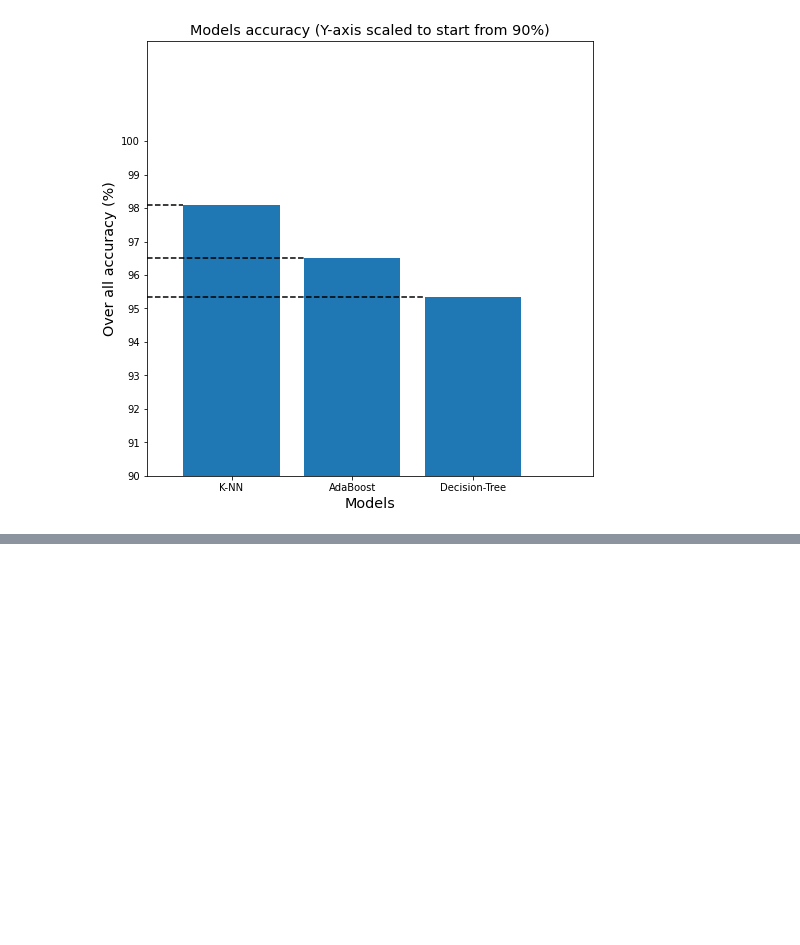
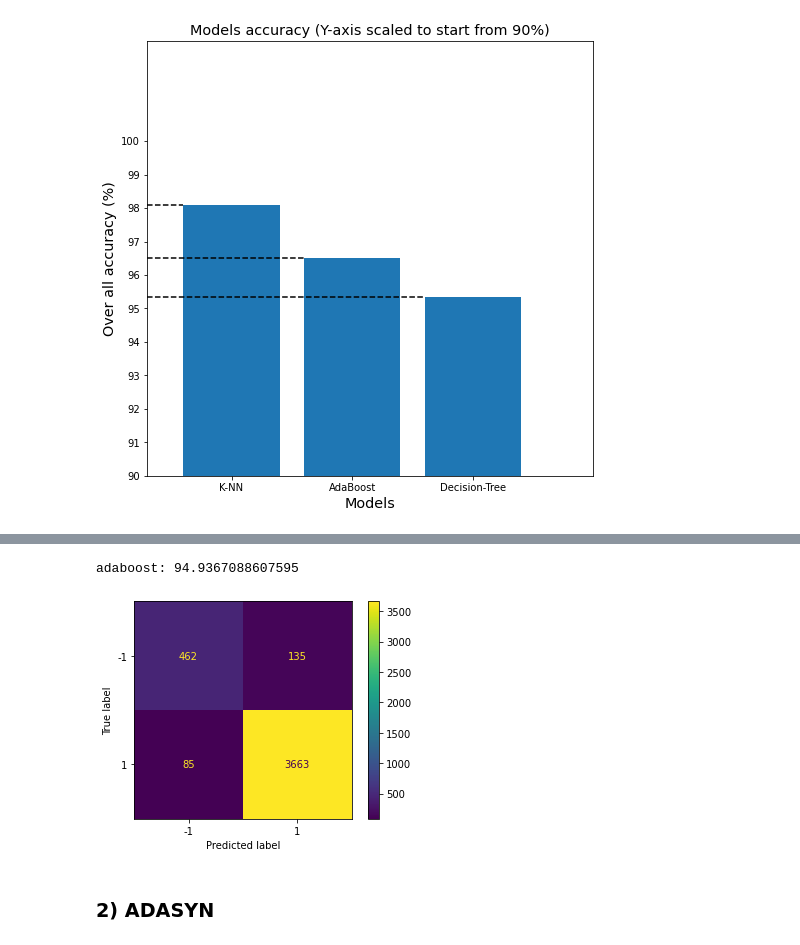
Before and after one commit to HadyKh/Crowd-Sensing-Classification, a Jupyter notebook: Code.ipynb, the cells around one changed output, grey strips where cells are left out. Drawn from its saved outputs; the diff is of its cells as text; code cells hidden in the pictures; blank space fills up the shorter version.

```diff
--- a/Code.ipynb
+++ b/Code.ipynb
@@ -234,0 +290,6 @@ plot_accuracies(["K-NN", "AdaBoost", "Decision-Tree"], [knn_accuracy*100, ada_ac
+# %%
+dt_model, dt_pred, dt_accuracy = model_decisiontree(x_res_sm, y_res_sm, xtest, ytest)
+smote_accuracy.append(dt_accuracy*100)
+# %% [output]
+adaboost: 94.9367088607595
+[figure, added]
@@ -234,0 +298,2 @@ plot_accuracies(["K-NN", "AdaBoost", "Decision-Tree"], [knn_accuracy*100, ada_ac
+# %% [markdown]
+### 2) ADASYN
```
Also changed, not shown: parts of 39 cells of this notebook.
